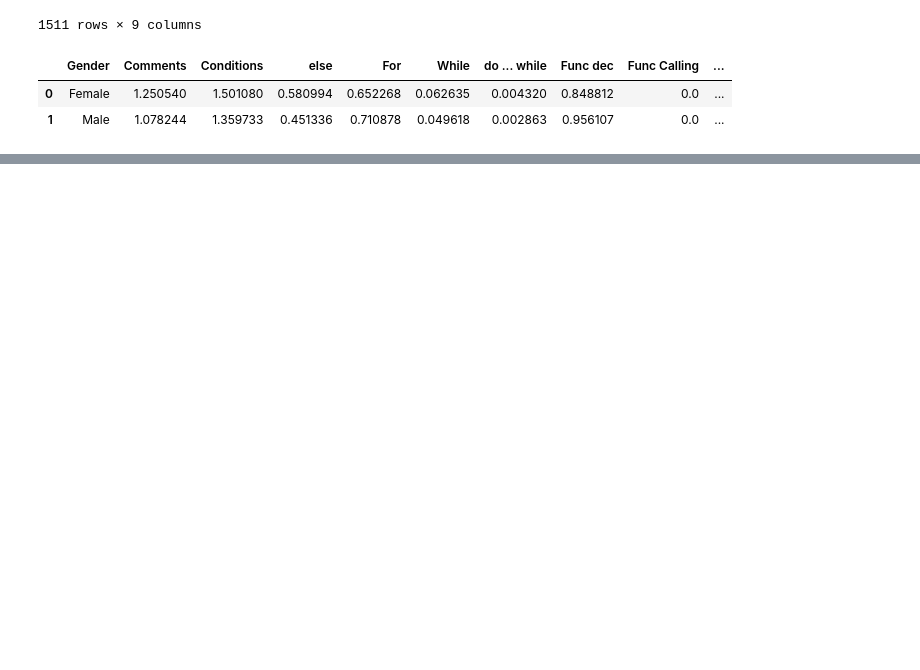
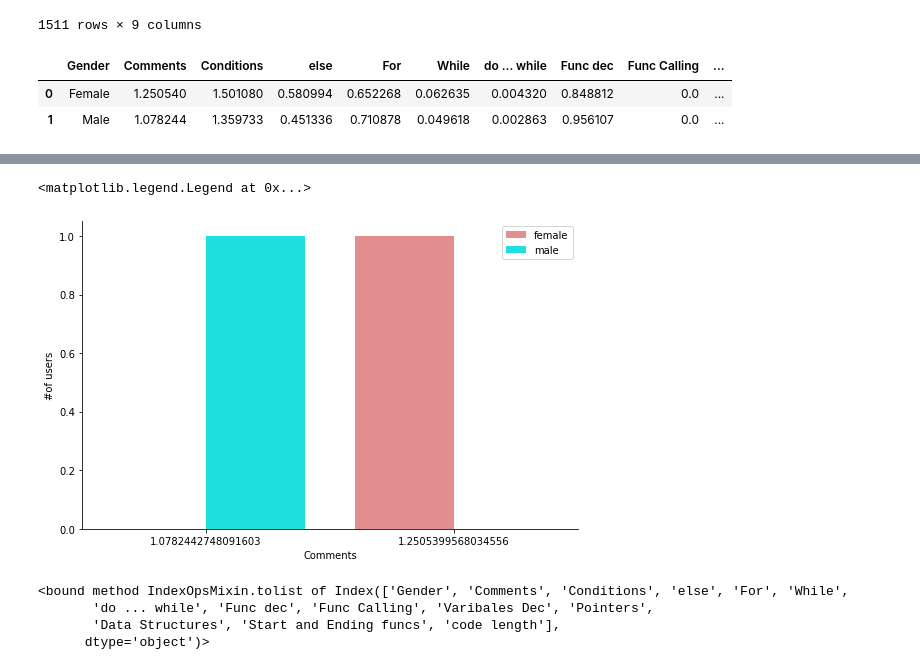
Before and after one commit to noambassat/Male-programmers-from-Mars-and-female-engineers-from-Venus, a Jupyter notebook: Syntaxes.ipynb, the cells around one changed output, grey strips where cells are left out. Cells and saved outputs as stored; diff of their text form; code cells hidden in the pictures; blank space fills up the shorter version.

```diff
--- a/Syntaxes.ipynb
+++ b/Syntaxes.ipynb
@@ -52,14 +62,16 @@ df
 def count_commands(codes, lang, command):
     commands = find_lang_syntax(command, lang)
     counter = 0 # count num of comments
+    length_counter = 0
     codes = codes.loc[codes['Programming_Lang']==lang]
     for code in codes['Sol_Code']: #for every code in c
         string = '' #cleaning the word
         for letter in code.split(): #for every letter in the code
             string = string+letter #add to word
+            length_counter +=1
             i = 1
+            if (commands=='code length'): continue
             while (i < len(commands)): #for every diff syntax
-#                 if i==0: i+=1
                 try:
                     if(letter==commands[i] and len(letter)>1): #check equality
                         counter +=1
@@ -67,6 +79,8 @@ def count_commands(codes, lang, command):
                 except IndexError:
                     pass
                 i +=1
+    if (commands=='code length'):
+        counter = length_counter
 
     return counter
 # %%
@@ -102,0 +139,22 @@ syntax_df
+# %%
+g = sns.catplot(
+    x='Comments',
+    data=syntax_df,
+    kind='count',
+    hue='Gender',
+    palette=["lightcoral", "cyan"],
+    height=5,
+    aspect=1.5,
+    legend=False,
+    ).set_axis_labels('Comments', '#of users')
+g.ax.legend(labels=['female','male'])
+# %% [output]
+<matplotlib.legend.Legend at 0x...>
+[figure, added]
+# %%
+syntax_df.columns.to_list
+# %% [output]
+<bound method IndexOpsMixin.tolist of Index(['Gender', 'Comments', 'Conditions', 'else', 'For', 'While',
+       'do ... while', 'Func dec', 'Func Calling', 'Varibales Dec', 'Pointers',
+       'Data Structures', 'Start and Ending funcs', 'code length'],
+      dtype='object')>
```
Also changed, not shown: parts of 8 cells of this notebook.
